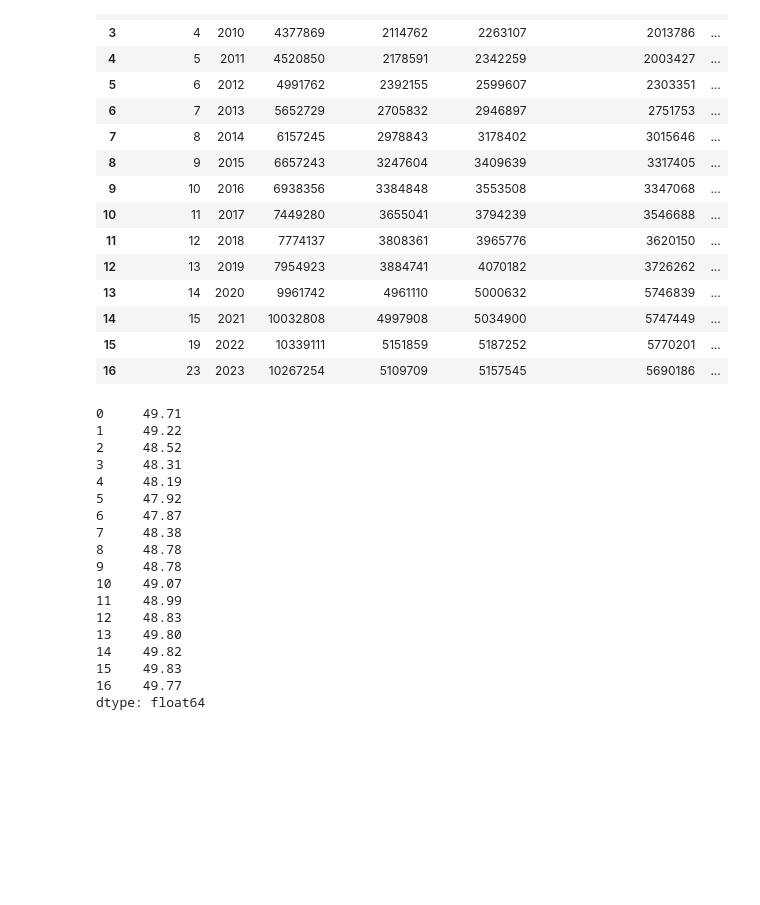
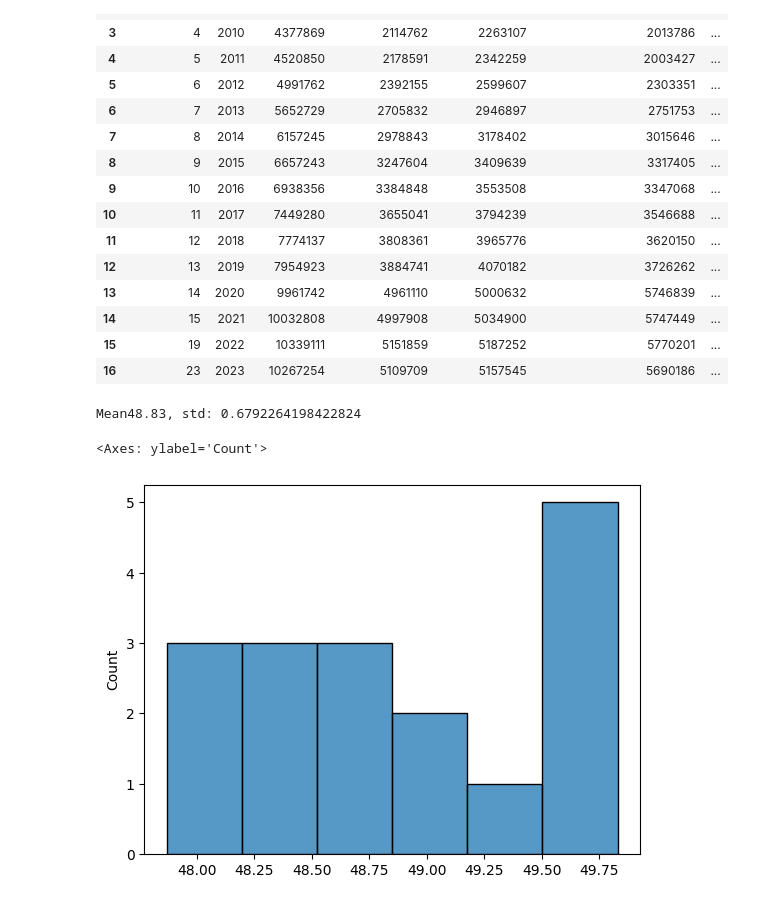
Before and after one commit to HarolReyes0/AnalisisIngresosPercapita, a Jupyter notebook: notebooks/eda.ipynb, the cells around one changed output. Saved outputs shown, nothing was run; the diff lists cells and outputs as text; code cells hidden in the pictures; blank space fills up the shorter version.

```diff
--- a/notebooks/eda.ipynb
+++ b/notebooks/eda.ipynb
@@ -144,24 +171,11 @@ Index(['Unnamed: 0', 'año', 'total  (total )', 'total  (hombres)',
 | 15 | 19 | 2022 | 10339111 | 5151859 | 5187252 | 5770201 | ... |
 | 16 | 23 | 2023 | 10267254 | 5109709 | 5157545 | 5690186 | ... |
 # %%
-calculate_pct( one1['total  (hombres)'], one1['total  (total )'])
+mans = calculate_pct( one1['total  (hombres)'], one1['total  (total )'])
+print(f'Mean{mans.median()}, std: {mans.std()}')
+sns.histplot(mans)
 # %% [output]
-0     49.71
-1     49.22
-2     48.52
-3     48.31
-4     48.19
-5     47.92
-6     47.87
-7     48.38
-8     48.78
-9     48.78
-10    49.07
-11    48.99
-12    48.83
-13    49.80
-14    49.82
-15    49.83
-16    49.77
-dtype: float64
+Mean48.83, std: 0.6792264198422824
+<Axes: ylabel='Count'>
+[figure, added]
 # %%
```
Also changed, not shown: parts of 21 cells of this notebook, 3 other files.
